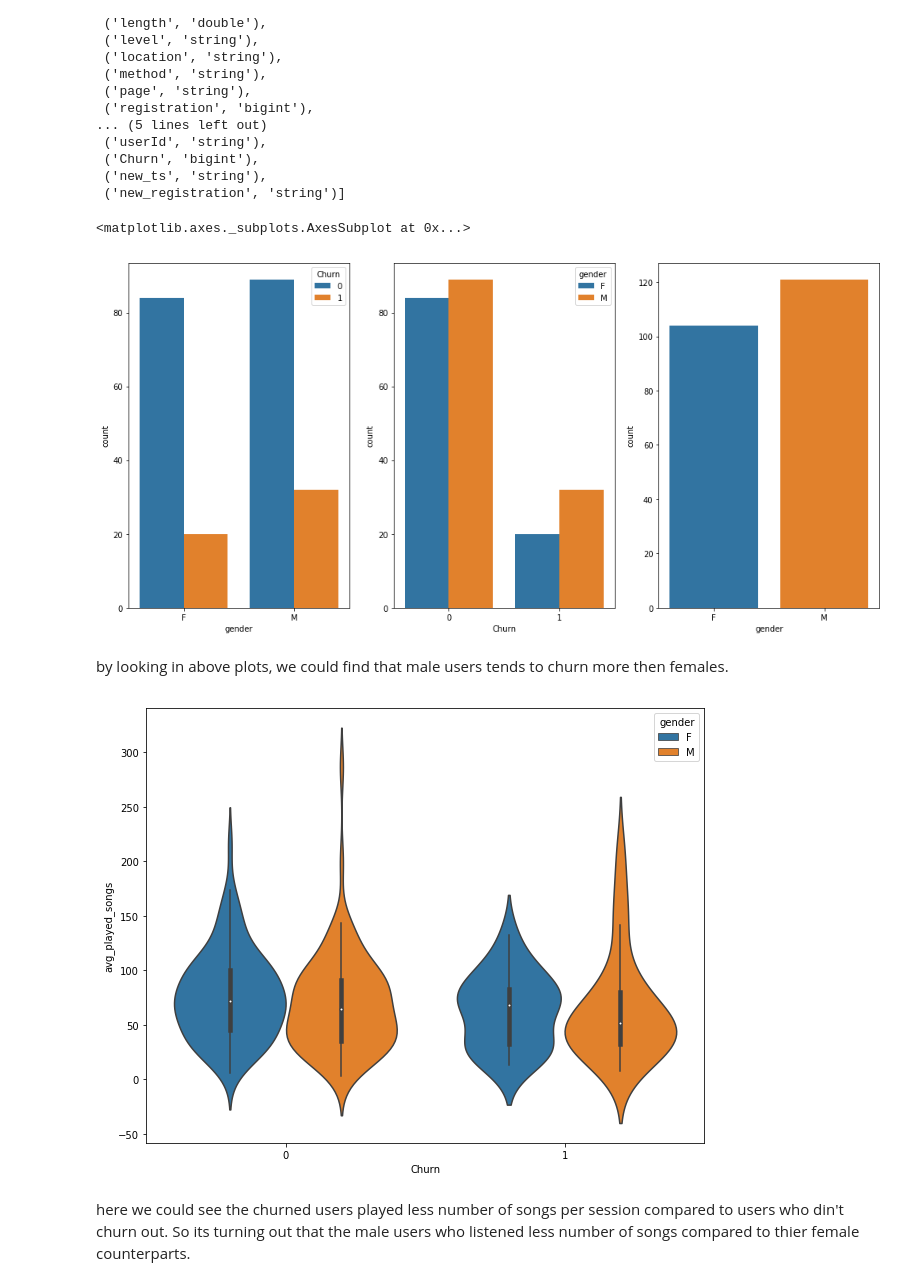
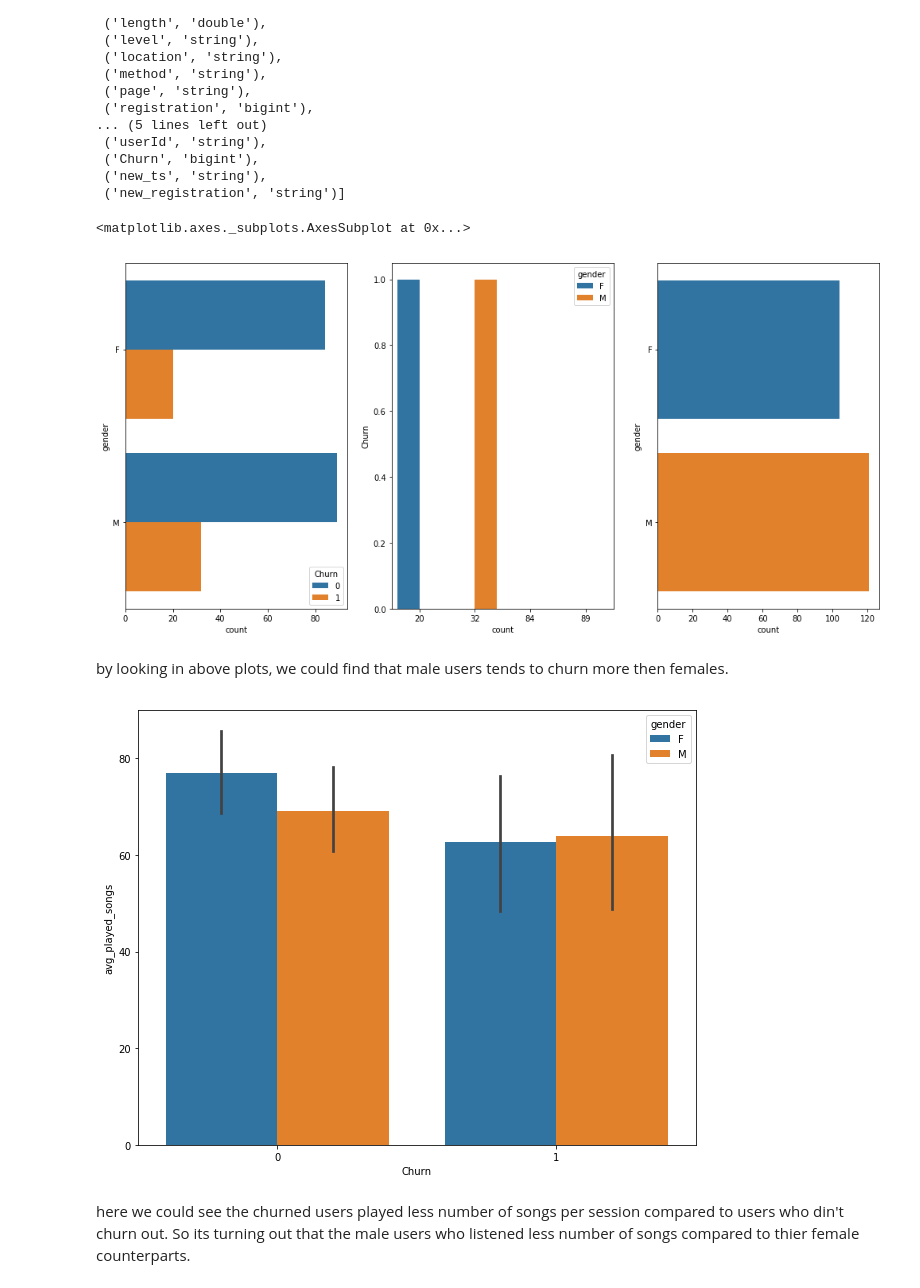
Before and after one commit to pandeyab/Capstone-Sparkify-Project, a Jupyter notebook: Sparkify.ipynb, the cells around one changed output. Drawn from its saved outputs; the diff is of its cells as text; code cells hidden in the pictures.

```diff
--- a/Sparkify.ipynb
+++ b/Sparkify.ipynb
@@ -228,30 +226,31 @@ display(df_cncl_Churn.dtypes)
 # %%
 # Genderwise churn effect analysis
 data=df_cncl_Churn.dropDuplicates(['userID']).groupby(['gender', 'Churn']).count().toPandas()
 fig, ax = plt.subplots(1, 3, figsize=(17, 8))
 
 #plot gender vs count
-sns.barplot(x='gender', y='count', hue='Churn', data=data,ax=ax[0])
+sns.barplot(x='count', y='gender', hue='Churn', data=data,ax=ax[0])
 
 #plot churn vs count
-sns.barplot(x='Churn', y='count', hue='gender', data=data,ax=ax[1])
+sns.barplot(x='count', y='Churn', hue='gender', data=data,ax=ax[1])
 
 #plot gender vs count
-sns.barplot(x='gender', y='count', data=data.groupby('gender',as_index=False).sum(),ax=ax[2])
+sns.barplot(x='count', y='gender', data=data.groupby('gender',as_index=False).sum(),ax=ax[2])
 # %% [output]
 <matplotlib.axes._subplots.AxesSubplot at 0x...>
-[figure, old version]
+[figure, new version]
 # %% [markdown]
 by looking in above plots, we could find that male users tends to churn more then females.
 # %%
 # plotting the distribution for number of songs played per session for churned and normal users
 songs_played_df = df_cncl_Churn.where('page == "NextSong"').groupby(['Churn', 'userId', 'sessionId', 'gender']).count()\
-    .groupby(['Churn', 'userId', 'gender']).agg({'count': 'avg'})\
-    .withColumnRenamed('avg(count)', 'avg_played_songs').toPandas()
+                                .groupby(['Churn', 'userId', 'gender']).agg({'count': 'avg'})\
+                                .withColumnRenamed('avg(count)', 'avg_played_songs').toPandas()
 
-plt.subplots(figsize=(10, 8))
-ax = sns.violinplot('Churn', y = 'avg_played_songs', hue = 'gender', data = songs_played_df)
+#plotting the Avg_songs_played by users
+fig, ax = plt.subplots(figsize=(10,8))
+sns.barplot( x="Churn",y="avg_played_songs", hue="gender", data=songs_played_df,ax=ax);
 # %% [output]
-[figure, old version]
+[figure, new version]
 # %% [markdown]
 here we could see the churned users played less number of songs per session compared to users who din't churn out. So its turning out that the male users who listened less number of songs compared to thier female counterparts.
```
Also changed, not shown: parts of 39 cells of this notebook, 1 other file.
